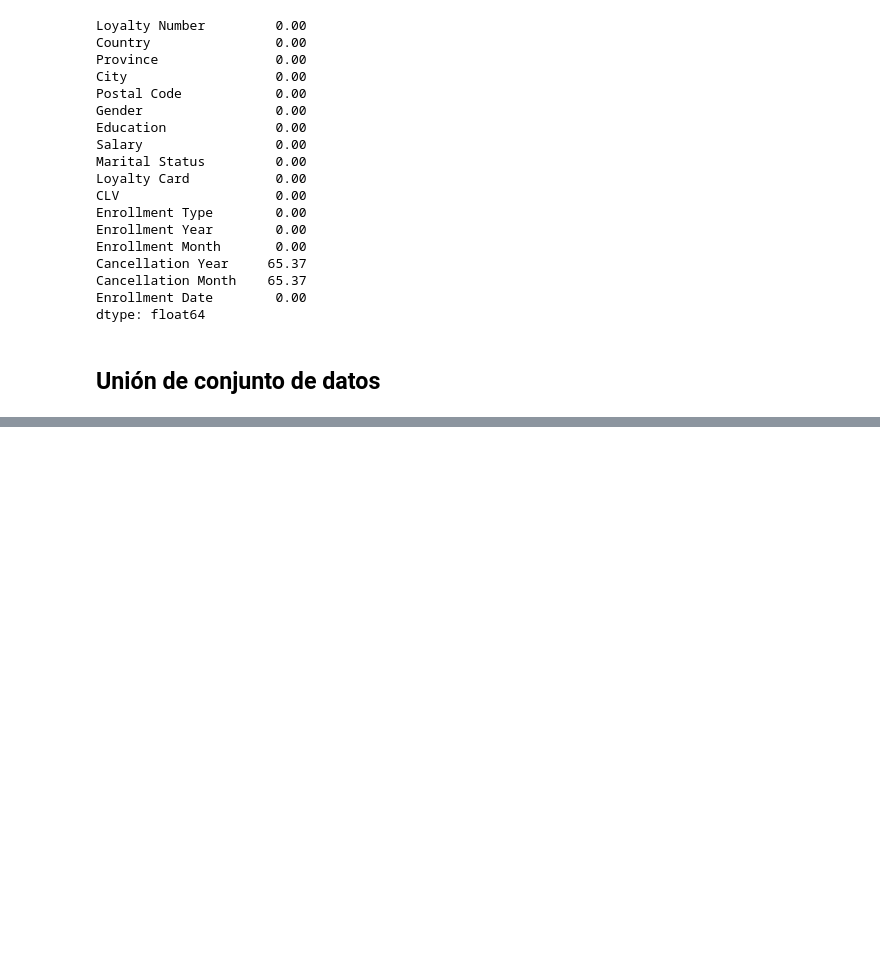
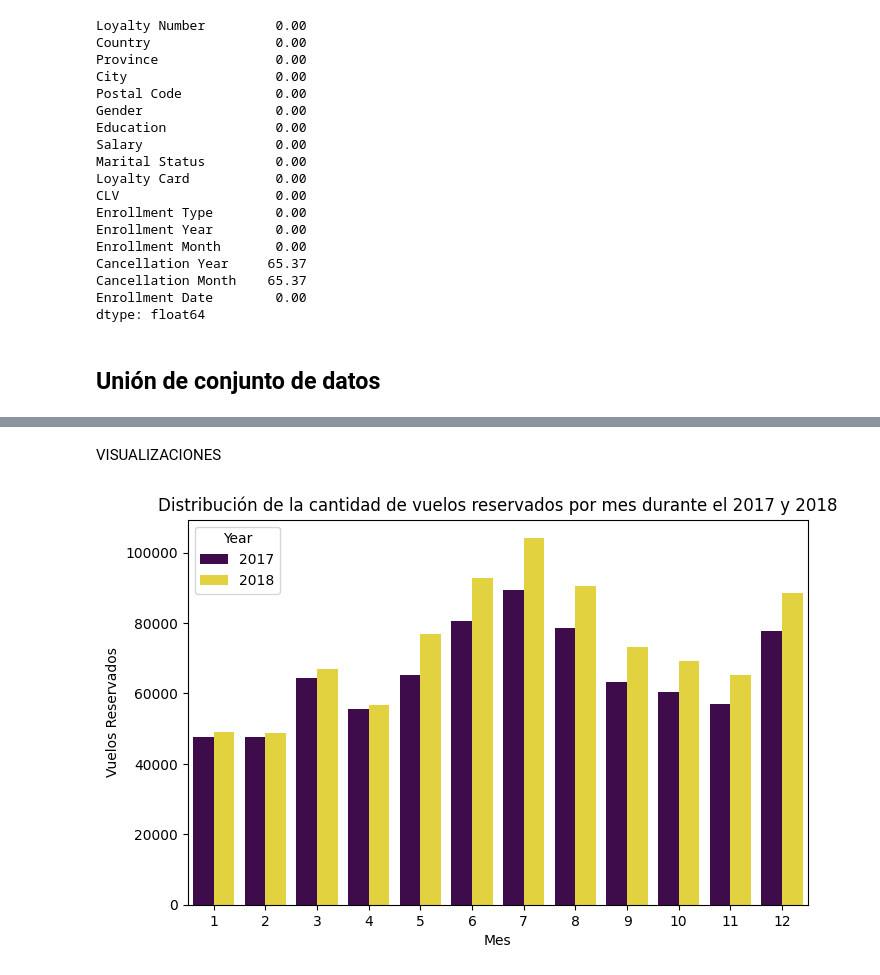
Before and after one commit to Adalab/bda-modulo-3-evaluacion-final-isamanero, a Jupyter notebook: EDA.ipynb, the cells around one changed output, grey strips where cells are left out. Drawn from its saved outputs; the diff is of its cells as text; code cells hidden in the pictures; blank space fills up the shorter version.

```diff
--- a/EDA.ipynb
+++ b/EDA.ipynb
@@ -372,0 +429,19 @@ df_loyalty_mod.to_csv("files/MOD Customer Loyalty History.csv")
+# %% [markdown]
+VISUALIZACIONES
+# %%
+#1.¿Cómo se distribuye la cantidad de vuelos reservados por mes durante el año?
+
+# Agrupar los datos por Año y Mes y sumar los vuelos reservados
+df_flights_by_month = df_airline.groupby(['Year', 'Month'])['Flights Booked'].sum().reset_index()
+
+# Creación de un gráfico de barras
+plt.figure(figsize=(8, 5))
+sns.barplot(x='Month', y='Flights Booked', data=df_flights_by_month, hue='Year', palette='viridis')
+
+
+plt.title('Distribución de la cantidad de vuelos reservados por mes durante el 2017 y 2018')
+plt.xlabel('Mes')
+plt.ylabel('Vuelos Reservados')
+plt.show()
+# %% [output]
+[figure, added]
```
Also changed, not shown: parts of 16 cells of this notebook, 5 other files.
